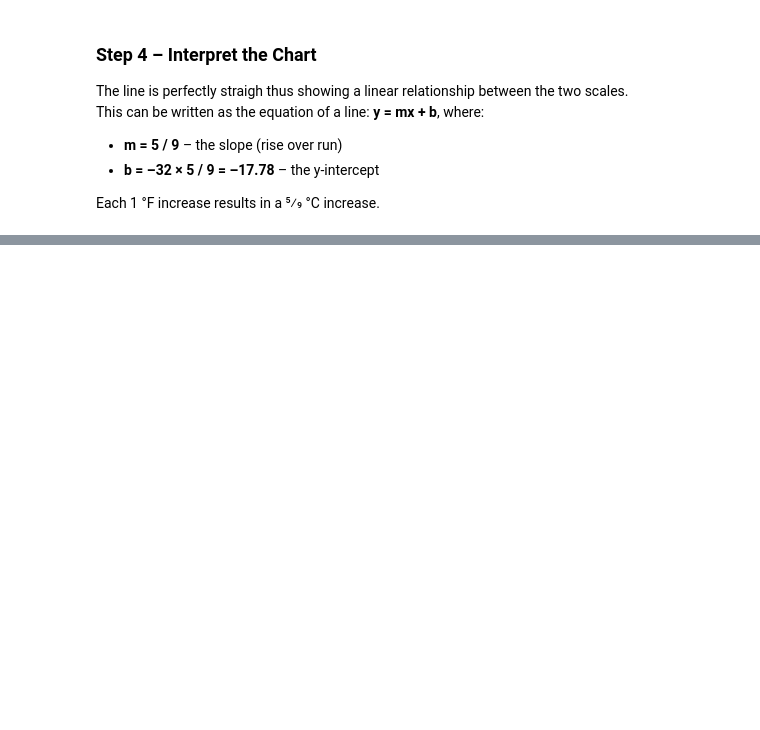
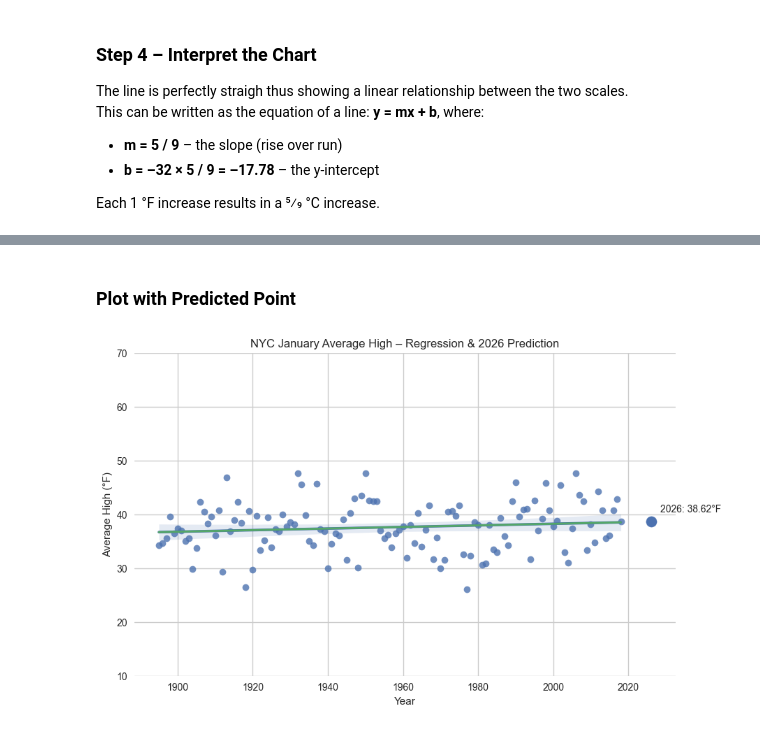
Before and after one commit to KHenn22/datafun-07-ml, a Jupyter notebook: hennelly_ml.ipynb, the cells around one changed output, grey strips where cells are left out. Saved outputs shown, nothing was run; the diff lists cells and outputs as text; code cells hidden in the pictures; blank space fills up the shorter version.

```diff
--- a/hennelly_ml.ipynb
+++ b/hennelly_ml.ipynb
@@ -83,0 +316,23 @@ Each 1 °F increase results in a 5⁄9 °C increase.
+# %% [markdown]
+### Plot with Predicted Point
+# %%
+fig, ax = plt.subplots(figsize=(10,6))
+sns.regplot(x=nyc.Date, y=nyc.Temperature, ax=ax)
+ax.set_ylim(10, 70)
+
+# Regression line for all years
+xvals = nyc["Date"]
+yhat  = linear_regression.slope * xvals + linear_regression.intercept
+ax.plot(xvals, yhat, linewidth=2)
+
+# Highlight the prediction
+ax.scatter([year], [pred_2026], s=120)
+ax.annotate(f"{year}: {pred_2026:.2f}°F", (year, pred_2026),
+            textcoords="offset points", xytext=(10,10))
+
+ax.set_title("NYC January Average High – Regression & 2026 Prediction")
+ax.set_xlabel("Year")
+ax.set_ylabel("Average High (°F)")
+plt.show()
+# %% [output]
+[figure, added]
```
Also changed, not shown: parts of 28 cells of this notebook.
